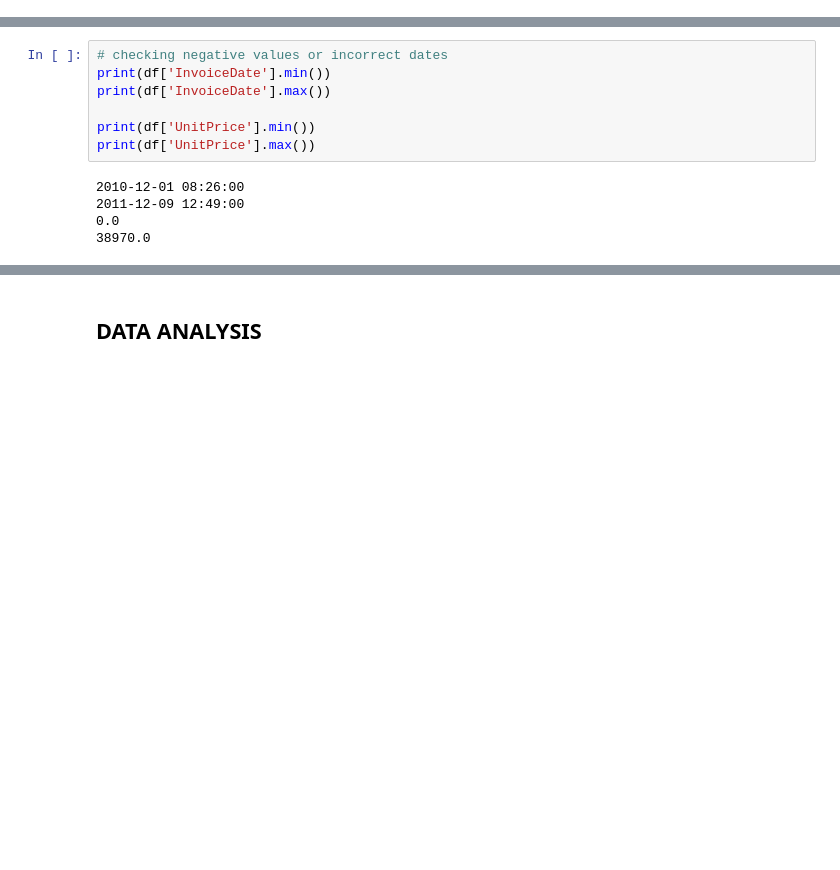
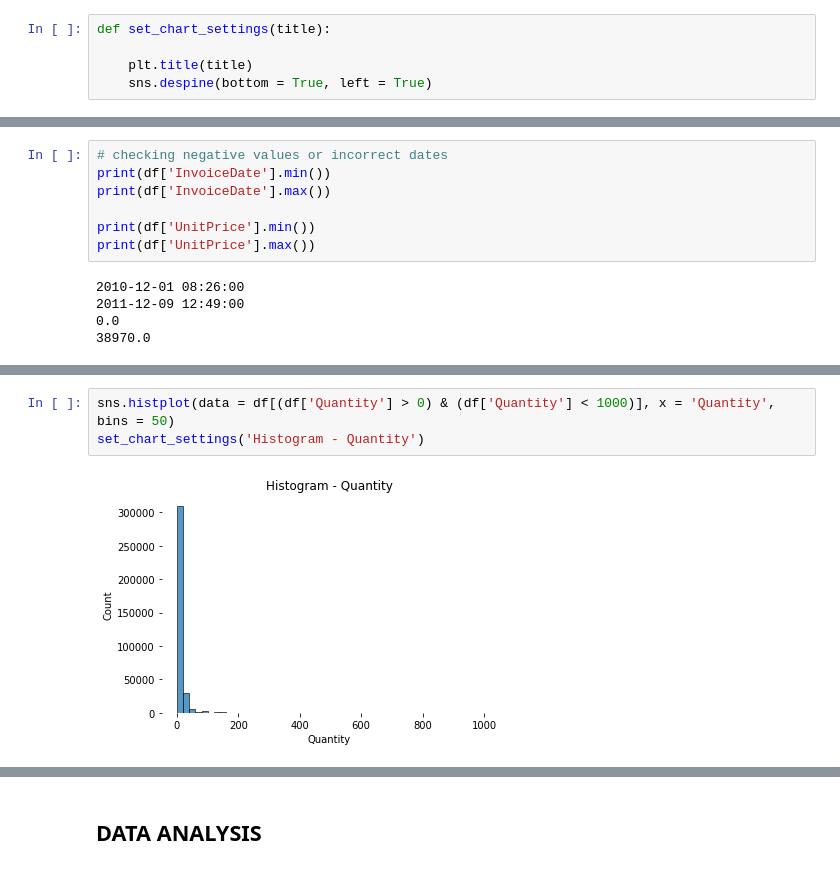
Before and after one commit to daianeklein/customer-segmentation, a Jupyter notebook: customer-segmentation.ipynb, the cells around one changed output, grey strips where cells are left out. Saved outputs shown, nothing was run; the diff lists cells and outputs as text; blank space fills up the shorter version.

```diff
--- a/customer-segmentation.ipynb
+++ b/customer-segmentation.ipynb
@@ -15,3 +17,8 @@ officiis debitis aut rerum necessitatibus saepe eveniet ut et voluptates repudia
+# %%
+def set_chart_settings(title):
+
+    plt.title(title)
+    sns.despine(bottom = True, left = True)
 # %% [markdown]
 # LIBS
 # %%
@@ -133,0 +191,5 @@ print(df['UnitPrice'].max())
+# %%
+sns.histplot(data = df[(df['Quantity'] > 0) & (df['Quantity'] < 1000)], x = 'Quantity', bins = 50)
+set_chart_settings('Histogram - Quantity')
+# %% [output]
+[figure, added]
```
Also changed, not shown: parts of 29 cells of this notebook.
